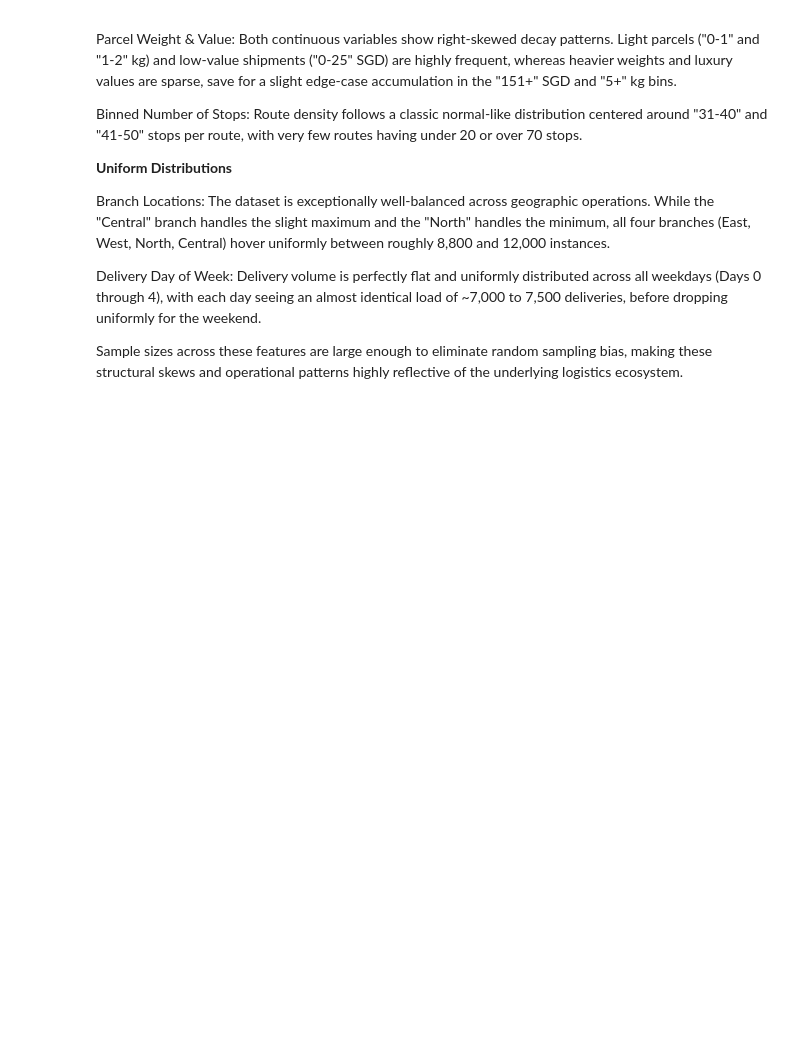
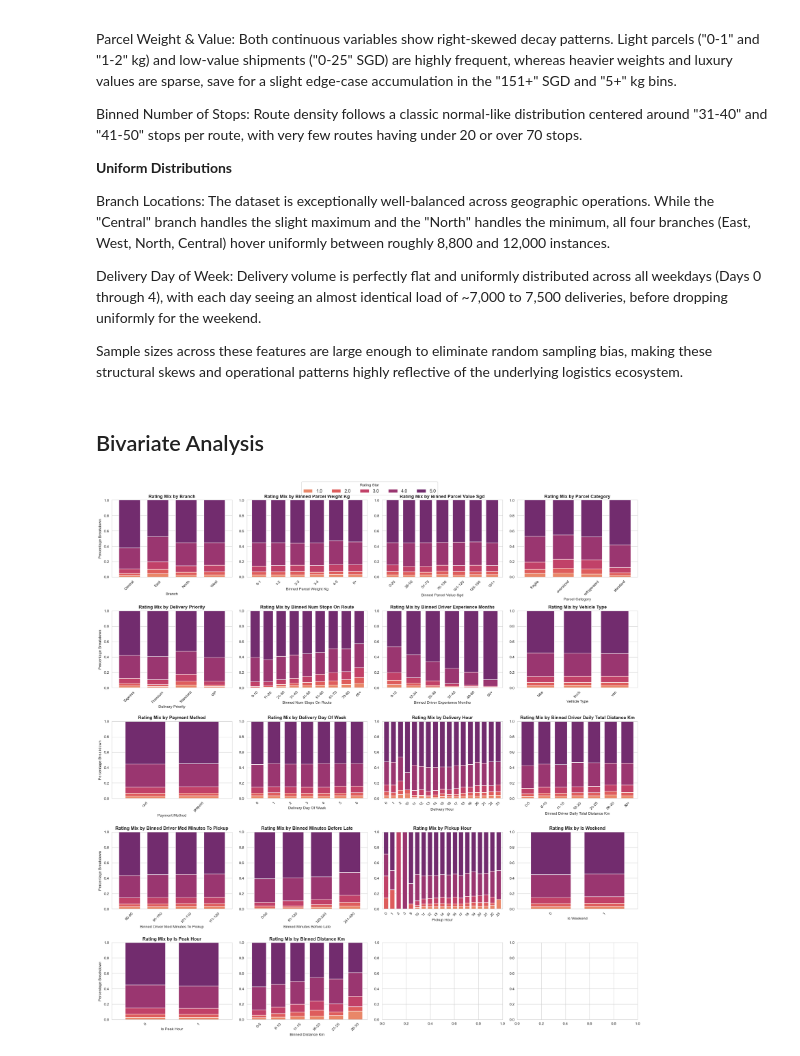
Before and after one commit to weirenong/aiap24-submission, a Jupyter notebook: eda.ipynb, the cells around one changed output. Cells and saved outputs as stored; diff of their text form; code cells hidden in the pictures; blank space fills up the shorter version.

Commit message:
Updating eda.ipynb with Bivariate Analysis and Correlation Analysis

```diff
--- a/eda.ipynb
+++ b/eda.ipynb
@@ -540,3 +540,64 @@ Branch Locations: The dataset is exceptionally well-balanced across geographic o
 Delivery Day of Week: Delivery volume is perfectly flat and uniformly distributed across all weekdays (Days 0 through 4), with each day seeing an almost identical load of ~7,000 to 7,500 deliveries, before dropping uniformly for the weekend.
 
 Sample sizes across these features are large enough to eliminate random sampling bias, making these structural skews and operational patterns highly reflective of the underlying logistics ecosystem.
+# %% [markdown]
+## Bivariate Analysis
+# %%
+def _plot_normalized_stacked_bars(df, features, axes_col_max=3, figsize_x=15, figsize_y=10):
+    """
+    Draw 100% normalized stacked bar charts of rating distributions vs. each categorical feature.
+
+    Parameters:
+    - df (pd.DataFrame): cleaned dataset.
+    - features (list of (str, str)): List of (column_name, color) tuples. (Color is ignored here for custom rating palettes)
+    - axes_col_max (int): Number of columns in the subplot grid.
+    - figsize_x, figsize_y (int): Figure dimensions.
+    """
+    n_features = len(features)
+    n_rows = (n_features + axes_col_max - 1) // axes_col_max
+
+    # Force squeeze=False to keep axes as a 2D array for flat looping safety
+    fig, axes = plt.subplots(n_rows, axes_col_max, figsize=(figsize_x, figsize_y), squeeze=False)
+    axes = axes.flatten()  # Flatten for easy 1D sequential indexing
+
+    # Define a sequential/diverging color palette for ratings 1.0 to 5.0
+    # (e.g., Deep Red for 1.0, Soft Grays, leading to Deep Blue/Purple for 5.0)
+    rating_palette = sns.color_palette("flare", as_cmap=False, n_colors=5)
+
+    for i, (feature, _) in enumerate(features):
+        # 1. Create a cross-tabulation of feature vs rating counts
+        crosstab = pd.crosstab(df[feature], df['rating'])
+
+        # 2. Normalize across rows to convert absolute counts to percentages (0.0 to 1.0)
+        crosstab_pct = crosstab.div(crosstab.sum(axis=1), axis=0)
+
+        # 3. Plot stacked bar directly onto the specific subplot axis
+        crosstab_pct.plot(
+            kind='bar',
+            stacked=True,
+            ax=axes[i],
+            color=rating_palette,
+            width=0.75
+        )
+
+        # Style the subplots cleanly
+        axes[i].set_title(f"Rating Mix by {feature.replace('_', ' ').title()}", fontsize=12, fontweight='bold')
+        axes[i].set_xlabel(feature.replace('_', ' ').title(), fontsize=10)
+        axes[i].set_ylabel("Percentage Breakdown" if i % axes_col_max == 0 else "", fontsize=10)
+        axes[i].set_ylim(0, 1)
+        axes[i].get_legend().remove() # Remove individual legends to avoid clutter
+
+        # Rotate x-axis labels slightly if they are long strings (like bins)
+        axes[i].tick_params(axis='x', labelrotation=45)
+
+    # Add one centralized global legend for the ratings at the top/bottom of the dashboard
+    handles, labels = axes[0].get_legend_handles_labels()
+    fig.legend(handles, labels, title="Rating Star", loc='upper center', bbox_to_anchor=(0.5, 1.02), ncol=5, fontsize=12)
+
+    plt.tight_layout()
+    plt.show()
+
+# Call the function
+_plot_normalized_stacked_bars(df_cleaned, PLOT_FEATURES, axes_col_max=4, figsize_x=20, figsize_y=20)
+# %% [output]
+[figure, added]
```
Also changed, not shown: parts of 5 cells of this notebook.
